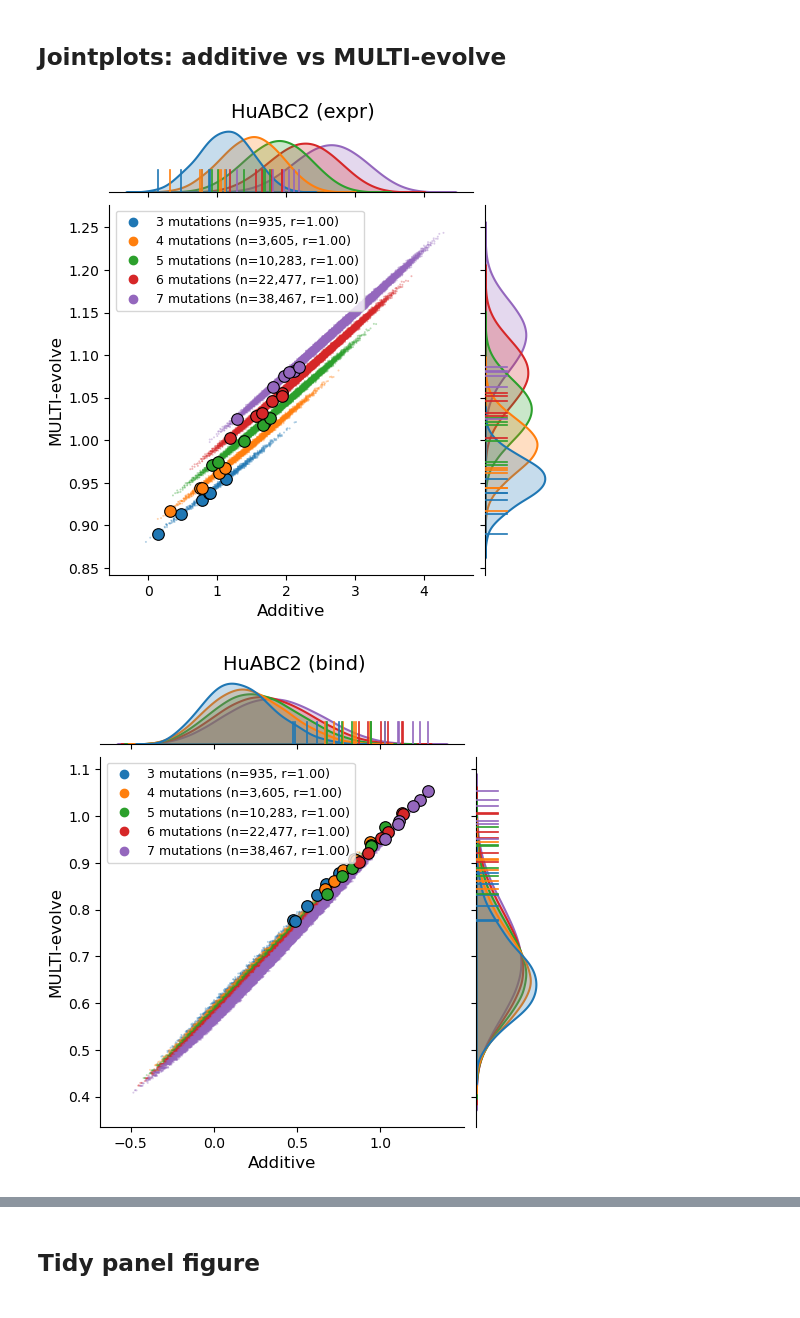
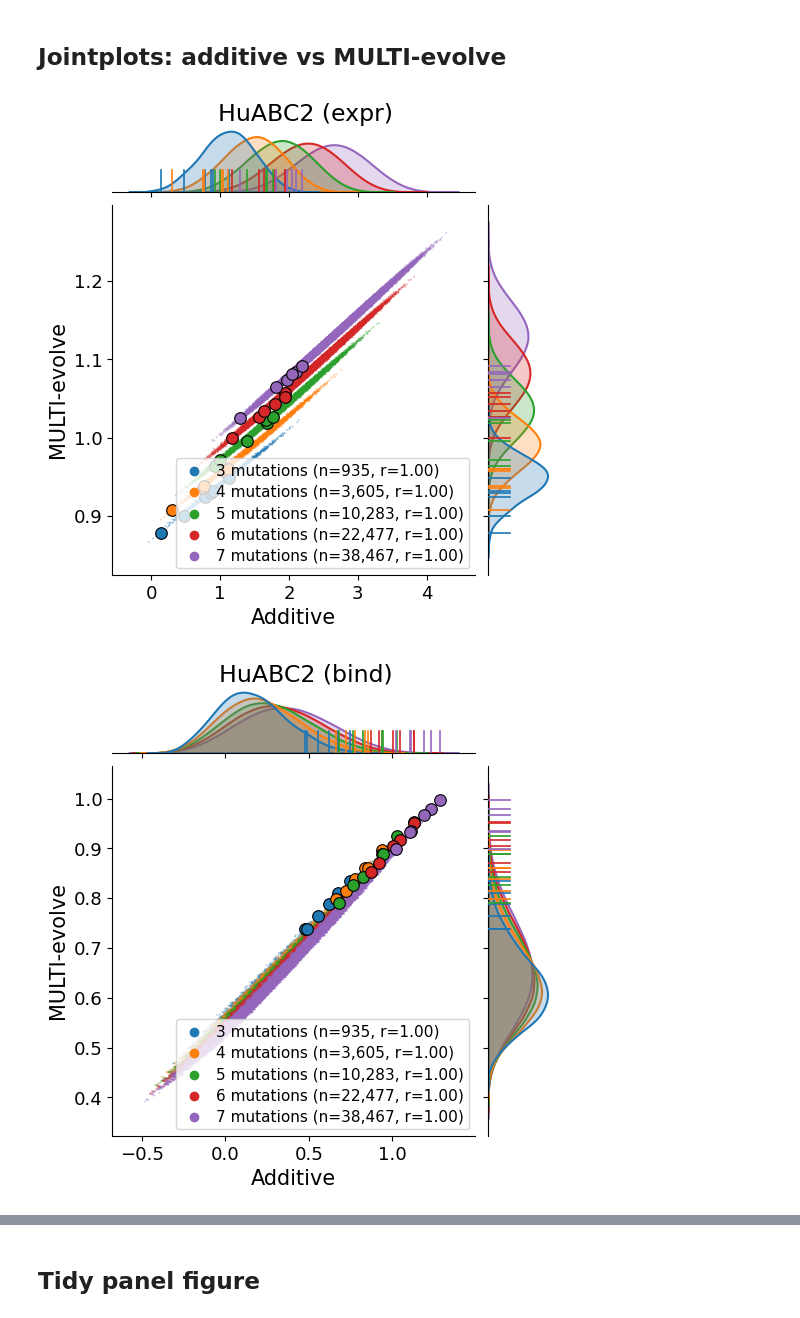
Before and after one commit to dewitt-lab/multievolve-baselines, a Jupyter notebook: analysis/additive-comparison-HuABC2.ipynb, the cells around one changed output, grey strips where cells are left out. Drawn from its saved outputs; the diff is of its cells as text; code cells hidden in the pictures.

```diff
--- a/analysis/additive-comparison-HuABC2.ipynb
+++ b/analysis/additive-comparison-HuABC2.ipynb
@@ -451,36 +495,37 @@ def make_jointplot(merged_df, tran_df, xcol, ycol, title, filename, ns=None):
 
     g.ax_joint.set_xlabel('Additive', fontsize=12)
     g.ax_joint.set_ylabel('MULTI-evolve', fontsize=12)
     handles = [Line2D([0], [0], marker='o', linestyle='', color=palette[l],
                       markersize=6, label=l) for l in labels_in_order]
-    g.ax_joint.legend(handles=handles, loc='upper left', fontsize=9, frameon=True)
+    g.ax_joint.legend(handles=handles, loc='lower right', fontsize=9, frameon=True)
     g.fig.suptitle(title, y=1.02, fontsize=14)
+    apply_fontscale(g.fig)
     g.fig.savefig(f'../figures/{filename}', bbox_inches='tight')
     plt.show()
 
 
 ns = [3, 4, 5, 6, 7]
 
 # Expression
 if merged['multievolve_pred_expr'].notna().any():
     make_jointplot(merged, tran_merged,
                    'prediction_additive_logfc_expr', 'multievolve_pred_expr',
                    'HuABC2 (expr)', 'huabc2_expr_additive_vs_multievolve_jointplot.pdf',
                    ns=ns)
 else:
     print('No MULTI-evolve expression predictions — skipping jointplot')
 
 # Binding
 if merged['multievolve_pred_bind'].notna().any():
     make_jointplot(merged, tran_merged,
                    'prediction_additive_logfc_bind', 'multievolve_pred_bind',
                    'HuABC2 (bind)', 'huabc2_bind_additive_vs_multievolve_jointplot.pdf',
                    ns=ns)
 else:
     print('No MULTI-evolve binding predictions — skipping jointplot')
 # %% [output]
-[figure, old version]
+[figure, new version]
-[figure, old version]
+[figure, new version]
 # %%
 # Aggregate score: expression + binding (additive vs MULTI-evolve)
 # Z-score each measurement before summing so that additive (log2 FC scale)
```
Also changed, not shown: parts of 8 cells of this notebook, 6 other files.
